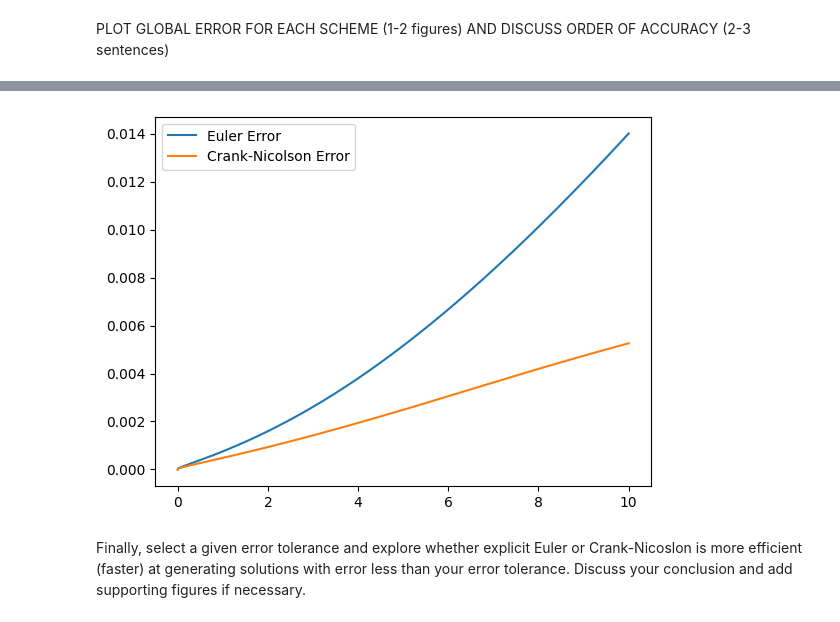
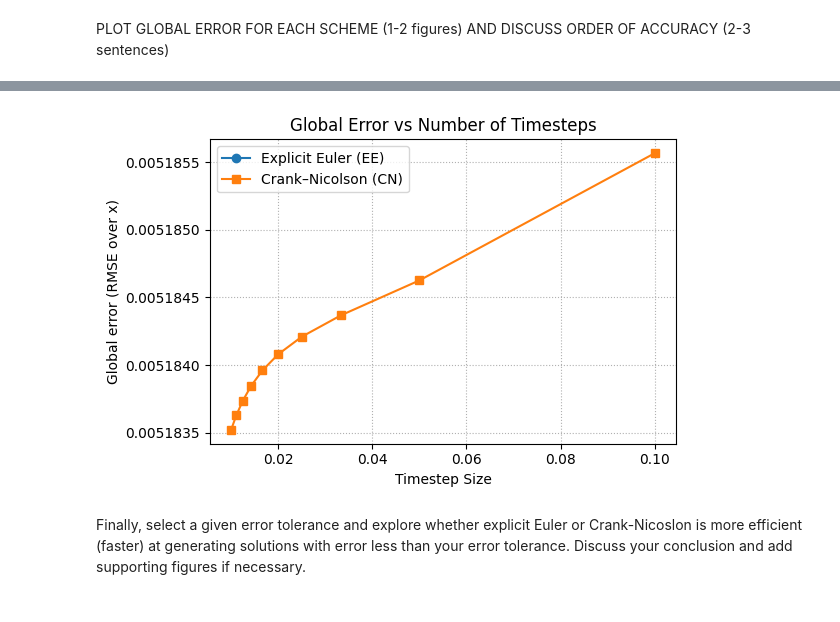
Before and after one commit to vantran1/QCES, a Jupyter notebook: Project1_numerical_methods.ipynb, the cells around one changed output, grey strips where cells are left out. Cells and saved outputs as stored; diff of their text form; code cells hidden in the pictures.

```diff
--- a/Project1_numerical_methods.ipynb
+++ b/Project1_numerical_methods.ipynb
@@ -101,7 +101,7 @@ def F_scenario_1(t):
   return 1
 
 def F_scenario_2(t):
-  return abs(np.sin(t/50))
+  return abs(np.sin(np.pi * t/100))
 
 def F_scenario_3(t):
   return 0.5 ** (t/50)
@@ -345,7 +386,7 @@ Next, we will examine the accuracy of the numerical methods used above. In order
 # Add code to plot exact and numerical solutions
 
 # Defining parameters
-kappa = 0.005  # diffusivity
+kappa = 0.01  # diffusivity
 
 # Timestepping parameters
 t_start = 0  # start time (note that this is not the same time used to evaluate the exact solution to set the ICs)
@@ -364,13 +405,13 @@ x = np.linspace(x_start, x_end, Nx)  # Create a vector for x
 c_EE = EE(x, t, kappa) # explicit Euler
 c_CN = CN(x, t, kappa) # Crank-Nicolson
 
-# Extract the numerical solution at t = 10
+# Extract the numerical solution at t = 10.
 time_to_evaluate = 10
 plt.plot(x, c_EE[:,-1], label = "Euler")
 plt.plot(x, c_CN[:,-1], label = "Crank-Nicolson")
 
 # Plot exact solution
-exact_solution = (4*np.pi*kappa*10)**(-0.5)*np.exp(-x**2 / (4*kappa*time_to_evaluate))
+exact_solution = (4*np.pi*kappa*(time_to_evaluate + 10))**(-0.5)*np.exp(-x**2 / (4*kappa*(time_to_evaluate + 10))) # Note we add 10 seconds since the Crank-Nicolson and EE methods both have initial conditions at t_ic = 10.
 plt.plot(x, exact_solution, label = "Exact")
 plt.legend()
 # %% [output]
@@ -385,60 +426,68 @@ PLOT GLOBAL ERROR FOR EACH SCHEME (1-2 figures) AND DISCUSS ORDER OF ACCURACY (2
 # %%
 # Add code to plot error here
 
-
 # Defining parameters
-kappa = 0.005  # diffusivity
+kappa = 0.01  # diffusivity
 
 # Timestepping parameters
 t_start = 0  # start time (note that this is not the same time used to evaluate the exact solution to set the ICs)
 t_end = 10  # end time
-Nt = 1000  # number of timesteps
 
 # Size of the physical domain
 x_start = -1
 x_end = 1
-Nx = 100
+Nx = 1000
 
-#Initialize x
-t = np.linspace(t_start, t_end, Nt)  # Create a vector of times
+# Initialize x
 x = np.linspace(x_start, x_end, Nx)  # Create a vector for x
 
-c_EE = EE(x, t, kappa) # explicit Euler
-c_CN = CN(x, t, kappa) # Crank-Nicolson
+# Defining a global error caluclation function that takes in timesteps/
+def global_error_calculation(timesteps):
 
-cn_test = np.zeros(Nt)
-ee_test = np.zeros(Nt)
+  Nt = timesteps  # number of timesteps
 
-local_ee_squared_error = np.zeros(Nt)
-local_cn_squared_error = np.zeros(Nt)
+  #Initialize t
+  t = np.linspace(t_start, t_end, Nt)  # Create a vector of times
 
-global_ee_squared_error = np.zeros(Nt)
-global_cn_squared_error = np.zeros(Nt)
+  # Getting the approximate solutions fom EE and CN
+  c_EE = EE(x, t, kappa) # explicit Euler
+  c_CN = CN(x, t, kappa) # Crank-Nicolson
 
-for i in range(1,Nt):
+  # Evaluating the exact solution at t = 10.
+  exact_solution = (4*np.pi*kappa*(t_end + 10))**(-0.5)*np.exp(-x**2 / (4*kappa*(t_end + 10))) # Note we add 10 seconds since the Crank-Nicolson and EE methods both have initial conditions at t_ic = 10.
 
-  # Calculating exact solution at a specific time plus 10 (see notes above)
-  exact_solution = (4*np.pi*kappa*(t[i] + 10))**(-0.5)*np.exp(-x**2 / (4*kappa*(t[i]+10)))
+  # Calculating the error after a fixed amount of time
+  ee_error = exact_solution - c_EE[:,-1]
+  cn_error = exact_solution - c_CN[:,-1]
 
-  # Calculating the error at the specific time
-  ee_error = exact_solution - c_EE[:,i]
-  cn_error = exact_solution - c_CN[:,i]
+  # Calculating global error at x = 0
+  # ee_global_error = np.sqrt(sum(number ** 2 for number in ee_error)/Nx)
+  # cn_global_error = np.sqrt(sum(number ** 2 for number in cn_error)/Nx)
+  ee_global_error = np.abs(ee_error[1000])
+  cn_global_error = np.abs(cn_error[1000])
 
-  # Calculating root mean squared error
-  # ee_test[i] = np.sqrt(sum(number ** 2 for number in ee_error)/Nx)
-  # cn_test[i] = np.sqrt(sum(number ** 2 for number in cn_error)/Nx)
-  ee_test[i] = sum(abs(ee_error))/Nx
-  cn_test[i] = sum(abs(cn_error))/Nx
+  return ee_global_error, cn_global_error
 
-  # Calculating local error
-  local_ee_squared_error[i] = ee_test[i] - ee_test[i-1]
-  local_cn_squared_error[i] = cn_test[i] - cn_test[i-1]
+timesteps_to_evaluate = [10, 50, 100, 200, 300, 400, 500, 600, 700, 800, 900, 1000, 2500, 5000, 10000]
+ee_global_error_list = []
+cn_global_error_list = []
+timestep_size = []
 
-  # Calculating global error
-  global_ee_squared_error[i] = (local_ee_squared_error[i] + global_ee_squared_error[i-1])
-  global_cn_squared_error[i] = (local_cn_squared_error[i] + global_cn_squared_error[i-1])
+for timesteps in timesteps_to_evaluate:
+  ee_global_error, cn_global_error = global_error_calculation(timesteps)
+  ee_global_error_list.append(ee_global_error)
+  cn_global_error_list.append(cn_global_error)
+  timestep_size.append(t_end/timesteps)
 
-plt.plot(t,global_ee_squared_error, label = "Euler Error")
-plt.plot(t,global_cn_squared_error, label = "Crank-Nicolson Error")
+# Plotting
+plt.figure(figsize=(6, 4))
+plt.plot(timestep_size, ee_global_error_list, marker='o', label='Explicit Euler (EE)')
+plt.plot(timestep_size, cn_global_error_list, marker='s', label='Crank–Nicolson (CN)')
+plt.xlabel('Timestep Size')
+plt.ylabel('Global error (RMSE over x)')
+plt.title('Global Error vs Number of Timesteps')
+plt.grid(True, which='both', ls=':')
 plt.legend()
+plt.tight_layout()
+plt.show()
 # %% [output]
@@ -448,4 +514,4 @@ Crank-Nicolson method took 0.10 seconds
-[figure, old version]
+[figure, new version]
 # %% [markdown]
 Finally, select a given error tolerance and explore whether explicit Euler or Crank-Nicoslon is more efficient (faster) at generating solutions with error less than your error tolerance. Discuss your conclusion and add supporting figures if necessary.
 # %%
```
Also changed, not shown: parts of 15 cells of this notebook.
